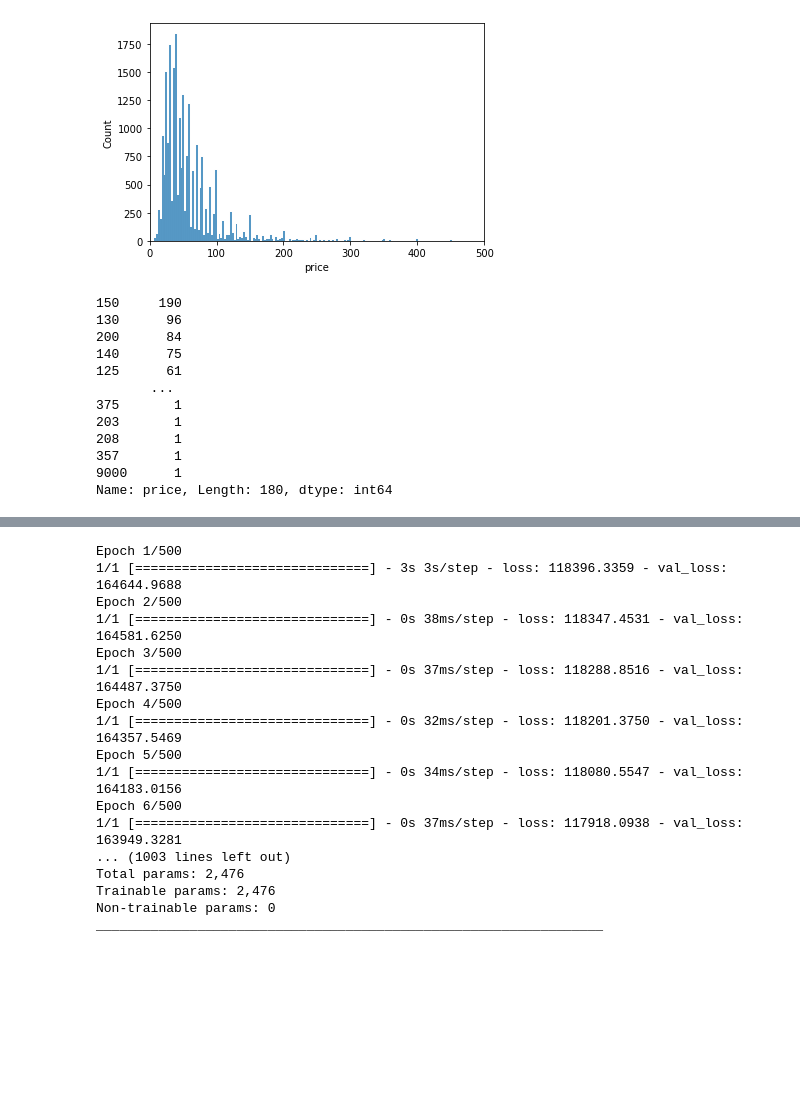
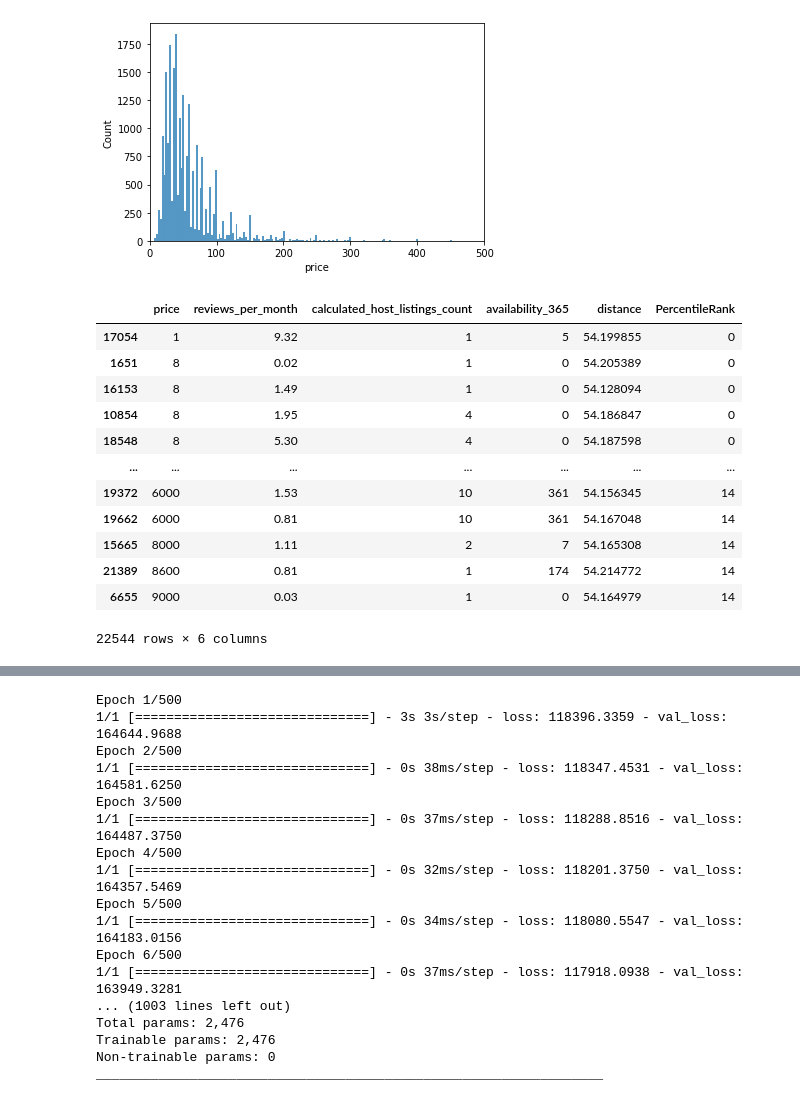
Before and after one commit to hbaghramyan/Airbnb-Berlin-Price-Prediction, a Jupyter notebook: berlin_bnb.ipynb, the cells around one changed output, grey strips where cells are left out. Drawn from its saved outputs; the diff is of its cells as text; code cells hidden in the pictures; blank space fills up the shorter version.

```diff
--- a/berlin_bnb.ipynb
+++ b/berlin_bnb.ipynb
@@ -65,0 +83,5 @@ data.room_type.replace(["Private room", "Entire home/apt", "Shared room"], apt_f
+# %%
+# Removing "room_type" that have lower impact on the price and on the
+# availability_365 which is the variable with the maximum correlation with the
+# price
+data = data.drop("room_type", axis = 1)
@@ -97,19 +134,19 @@ data['PercentileRank']= pd.qcut(data['price'],
                              q = nperc, labels = False)
-# %%
-# We can see that there is a small number of houses with prices in the last percentile
-data[data['PercentileRank'] == 14]['price'].value_counts()
-# %% [output]
-150     190
-130      96
-200      84
-140      75
-125      61
-       ...
-375       1
-203       1
-208       1
-357       1
-9000      1
-Name: price, Length: 180, dtype: int64
+# %%
+data_perc
+# %% [output]
+|  | price | reviews_per_month | calculated_host_listings_count | availability_365 | distance | PercentileRank |
+| 17054 | 1 | 9.32 | 1 | 5 | 54.199855 | 0 |
+| 1651 | 8 | 0.02 | 1 | 0 | 54.205389 | 0 |
+| 16153 | 8 | 1.49 | 1 | 0 | 54.128094 | 0 |
+| 10854 | 8 | 1.95 | 4 | 0 | 54.186847 | 0 |
+| 18548 | 8 | 5.30 | 4 | 0 | 54.187598 | 0 |
+| ... | ... | ... | ... | ... | ... | ... |
+| 19372 | 6000 | 1.53 | 10 | 361 | 54.156345 | 14 |
+| 19662 | 6000 | 0.81 | 10 | 361 | 54.167048 | 14 |
+| 15665 | 8000 | 1.11 | 2 | 7 | 54.165308 | 14 |
+| 21389 | 8600 | 0.81 | 1 | 174 | 54.214772 | 14 |
+| 6655 | 9000 | 0.03 | 1 | 0 | 54.164979 | 14 |
+22544 rows × 6 columns
 # %%
 # Selecting rows in data with a condition on the 'price'
```
Also changed, not shown: parts of 17 cells of this notebook.
